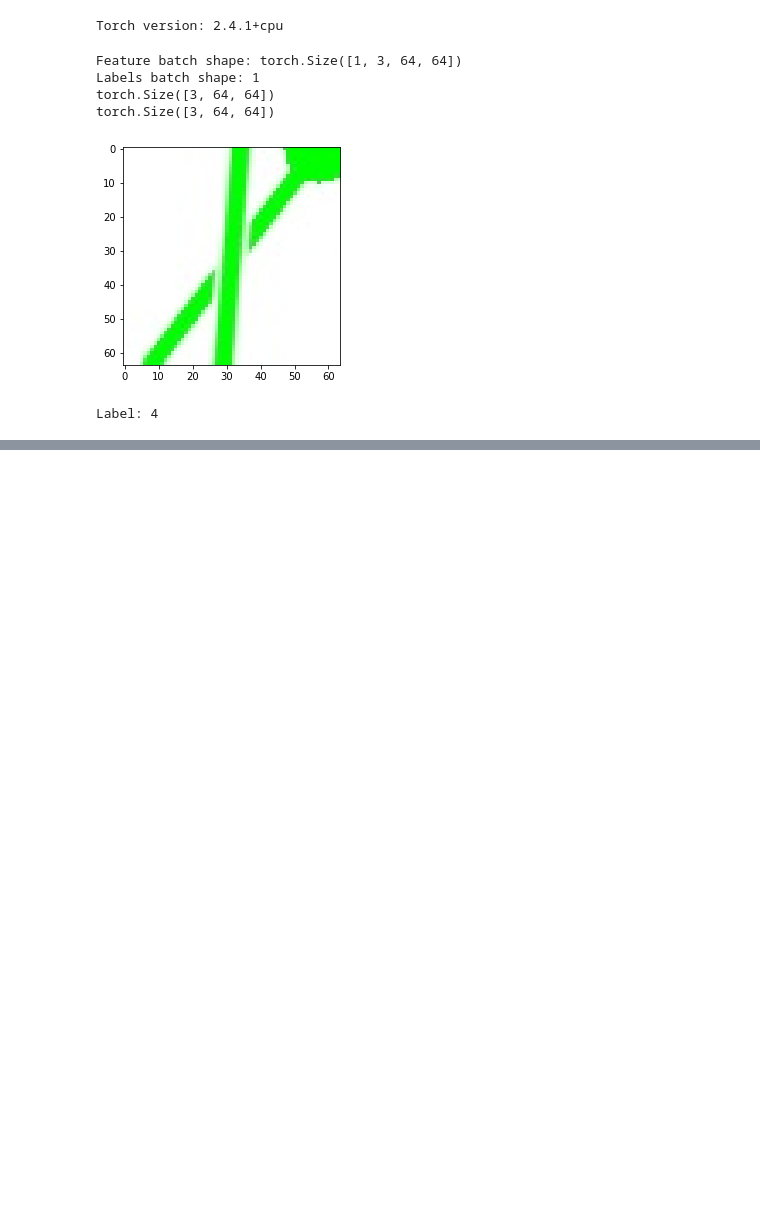
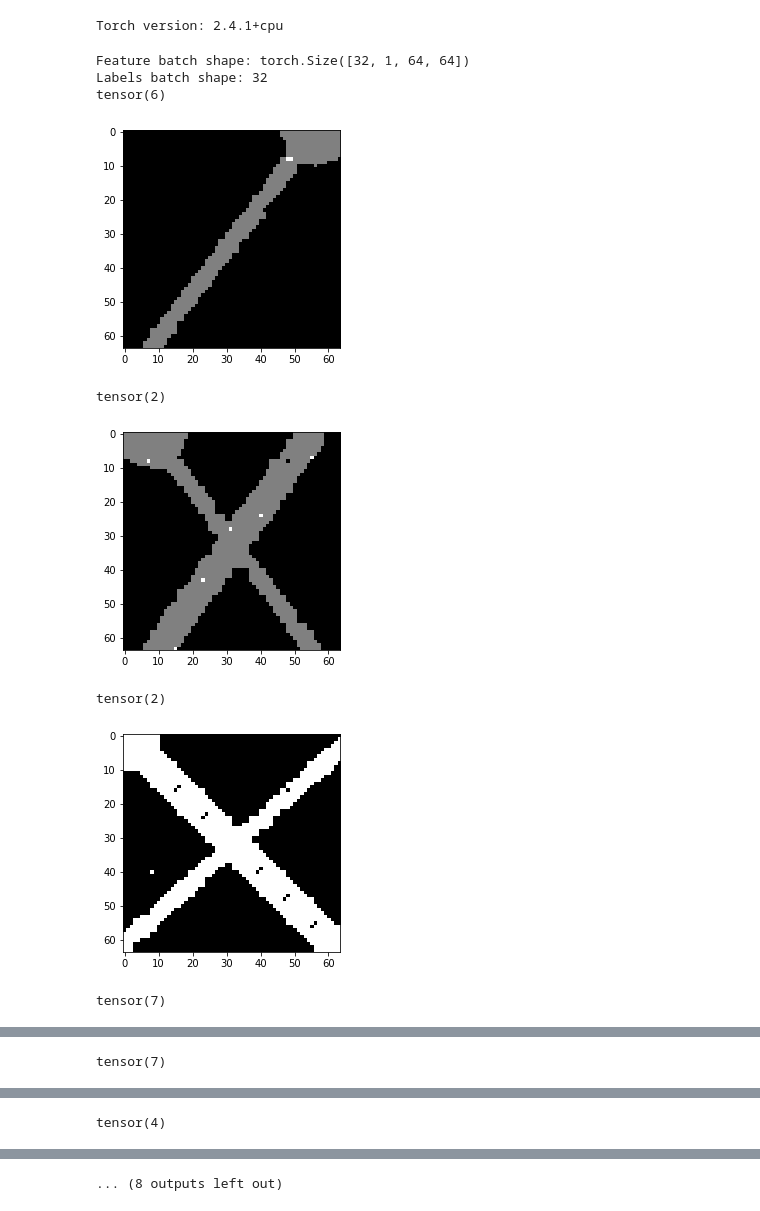
Before and after one commit to DanielBermudez00/Knot-Images-to-regina-code, a Jupyter notebook: scripts/Neural_Network.ipynb, the cells around one changed output, grey strips where cells are left out. Saved outputs shown, nothing was run; the diff lists cells and outputs as text; code cells hidden in the pictures; blank space fills up the shorter version.

```diff
--- a/scripts/Neural_Network.ipynb
+++ b/scripts/Neural_Network.ipynb
@@ -126,42 +126,44 @@ test_data = LocalKnotImageDataset(
 )
 
 
-BATCH_SIZE=1
+BATCH_SIZE=32
 
 train_dataloader = DataLoader(training_data, batch_size=BATCH_SIZE, shuffle=True)
 test_dataloader = DataLoader(test_data, batch_size=BATCH_SIZE, shuffle=True)
 # %%
 #--------------------------------------------------
 # Check if the iterables in dataloader are working
 #.--------------------------------------------------
+
 
 from torchvision.transforms.functional import to_pil_image
 
 # Display image and label.
 train_features, train_labels = next(iter(train_dataloader))
 
 train_features.size()
 
 print(f"Feature batch shape: {train_features.size()}")
 print(f"Labels batch shape: {len(train_labels)}")
 
-print(train_features[0].size())
 
-#img = train_features[10].squeeze()
-img = train_features[0]
-label = train_labels[0]
+img = train_features[:10]
+label = train_labels[:10]
 
-print(img.size())
 
 #to_pil_image is necesarry because the tensor is of size [3,64,64] while plt.imshow take forms [64,64,3]
 #Also plt takes numpyArrays and not tensors.
-plt.imshow(to_pil_image(img), cmap="gray")
-plt.show()
-print(f"Label: {label}")
+for i in range(len(img)):
+    plt.imshow(to_pil_image(img[i]), cmap="gray")
+    print(label[i])
+    plt.show()
 # %% [output]
-Feature batch shape: torch.Size([1, 3, 64, 64])
-Labels batch shape: 1
-torch.Size([3, 64, 64])
-torch.Size([3, 64, 64])
+Feature batch shape: torch.Size([32, 1, 64, 64])
+Labels batch shape: 32
+tensor(6)
-[figure, old version]
+[figure, new version]
-Label: 4
+tensor(2)
+[figure, added]
+tensor(2)
+[figure, added]
+tensor(7)
@@ -167,0 +171 @@ Label: 4
+tensor(7)
@@ -167,0 +173 @@ Label: 4
+tensor(4)
@@ -168,3 +175,4 @@ Label: 4
+... (8 outputs left out)
 # %%
 #-----------------------
 # This block creates the Ml model to identify crossing and direction
```
Also changed, not shown: parts of 4 cells of this notebook, 1 other file.
